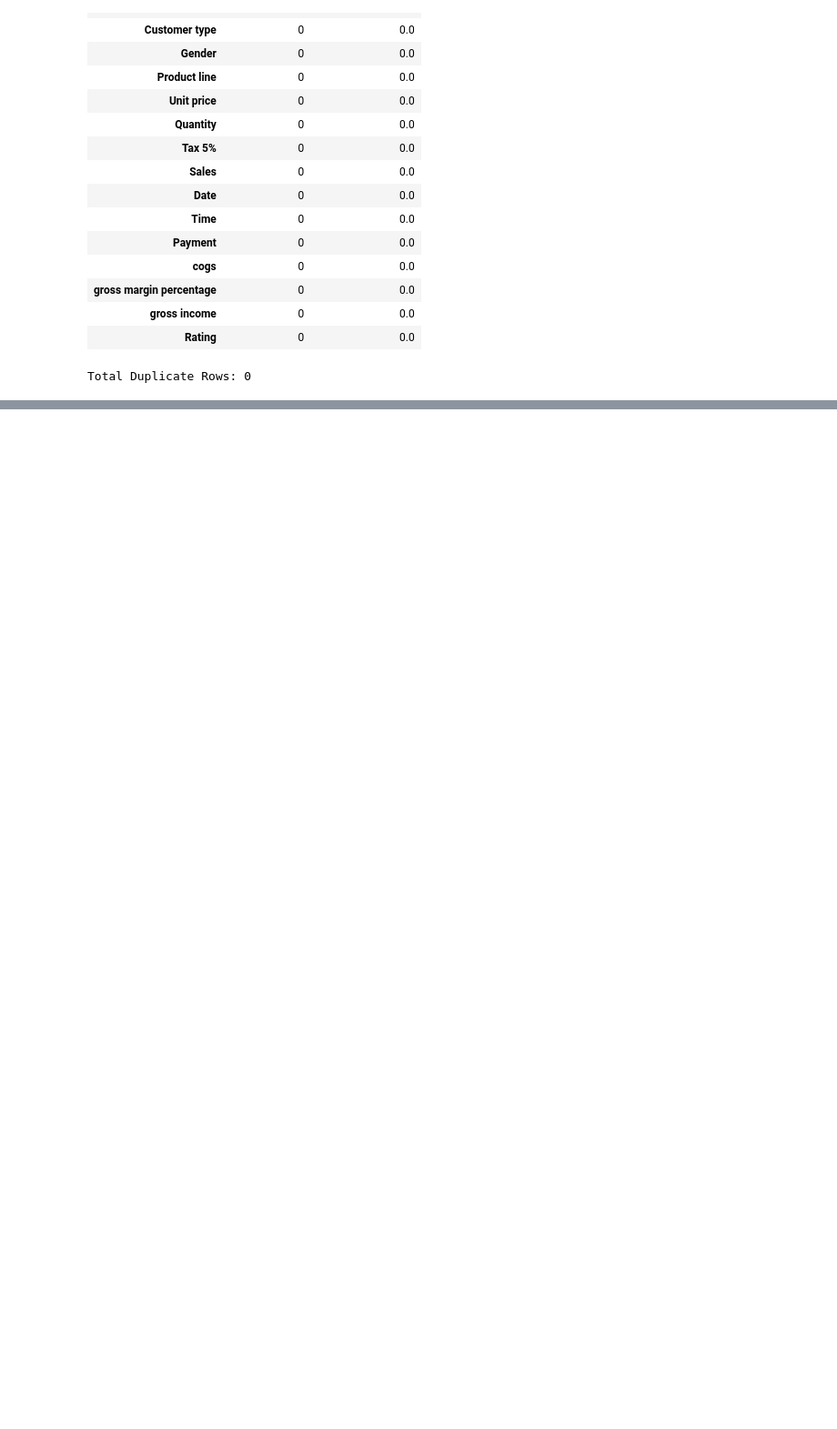
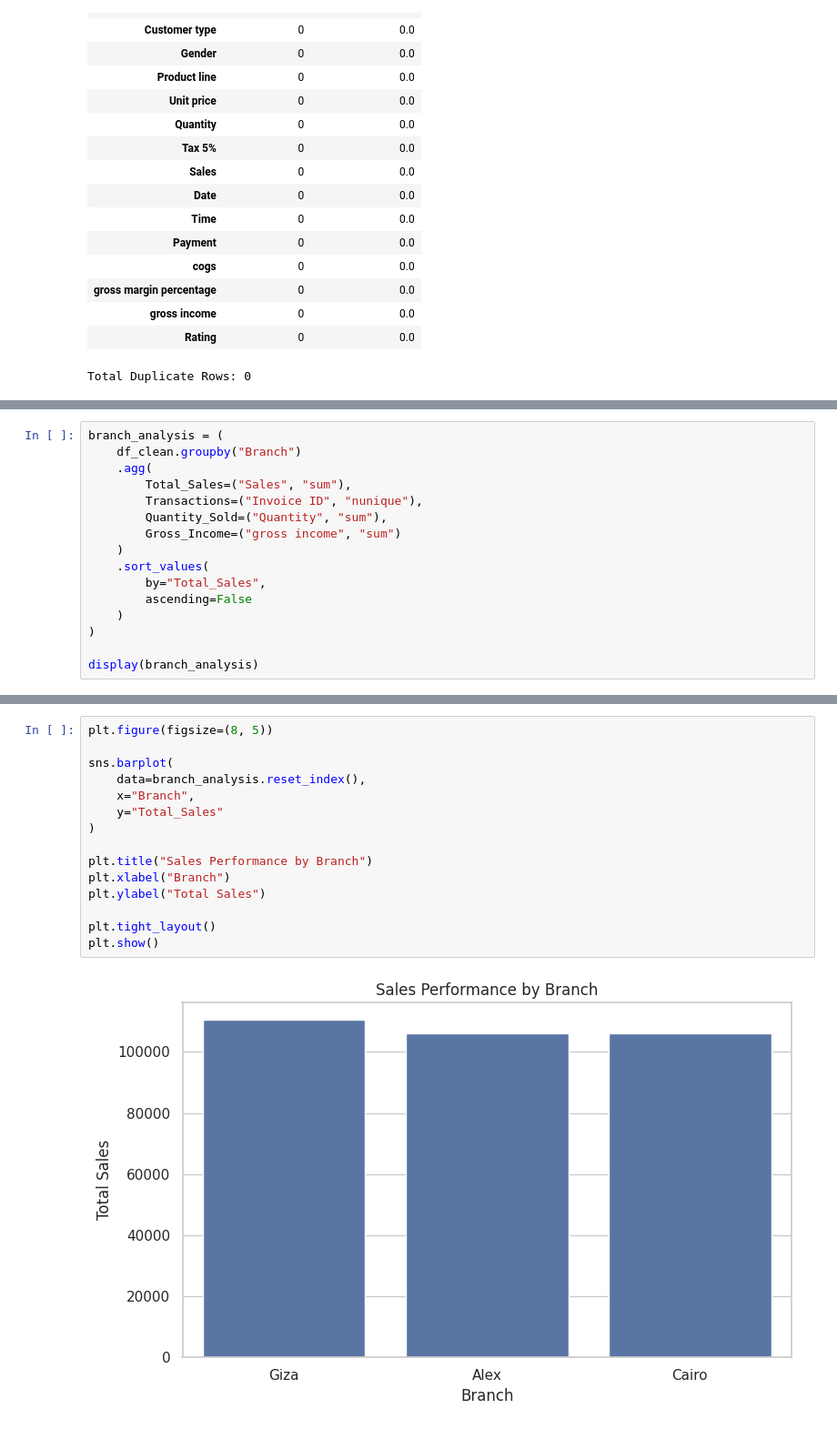
Before and after one commit to Aryan-kumar23/supermarket-sales-analysis, a Jupyter notebook: notebooks/01_sales_analysis.ipynb, the cells around one changed output, grey strips where cells are left out. Shown at 91% size. Drawn from its saved outputs; the diff is of its cells as text; blank space fills up the shorter version.

```diff
--- a/notebooks/01_sales_analysis.ipynb
+++ b/notebooks/01_sales_analysis.ipynb
@@ -260,0 +582,16 @@ Total Duplicate Rows: 0
+# %%
+branch_analysis = (
+    df_clean.groupby("Branch")
+    .agg(
+        Total_Sales=("Sales", "sum"),
+        Transactions=("Invoice ID", "nunique"),
+        Quantity_Sold=("Quantity", "sum"),
+        Gross_Income=("gross income", "sum")
+    )
+    .sort_values(
+        by="Total_Sales",
+        ascending=False
+    )
+)
+
+display(branch_analysis)
@@ -260,0 +604,17 @@ Total Duplicate Rows: 0
+# %%
+plt.figure(figsize=(8, 5))
+
+sns.barplot(
+    data=branch_analysis.reset_index(),
+    x="Branch",
+    y="Total_Sales"
+)
+
+plt.title("Sales Performance by Branch")
+plt.xlabel("Branch")
+plt.ylabel("Total Sales")
+
+plt.tight_layout()
+plt.show()
+# %% [output]
+[figure, added]
```
Also changed, not shown: parts of 25 cells of this notebook.
